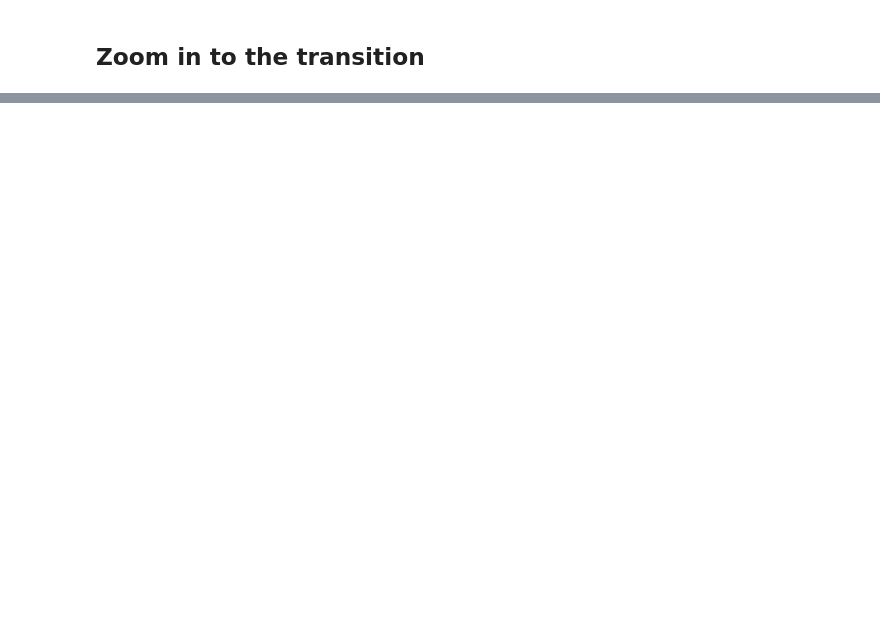
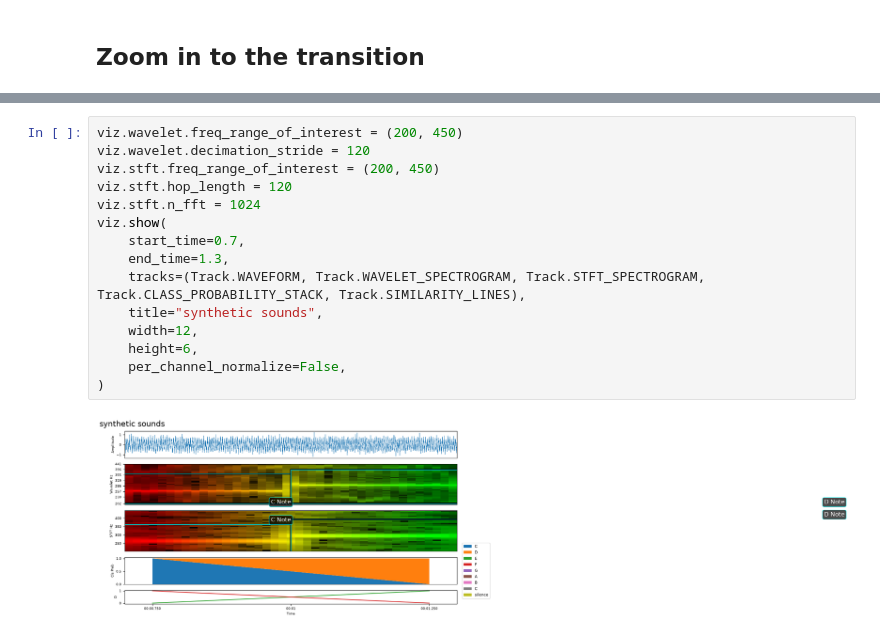
Before and after one commit to ramayer/audio-classifier-visualizer, a Jupyter notebook: notebooks/test.ipynb, the cells around one changed output, grey strips where cells are left out. Drawn from its saved outputs; the diff is of its cells as text; blank space fills up the shorter version.

```diff
--- a/notebooks/test.ipynb
+++ b/notebooks/test.ipynb
@@ -122,0 +123,17 @@ viz.show(
+# %%
+viz.wavelet.freq_range_of_interest = (200, 450)
+viz.wavelet.decimation_stride = 120
+viz.stft.freq_range_of_interest = (200, 450)
+viz.stft.hop_length = 120
+viz.stft.n_fft = 1024
+viz.show(
+    start_time=0.7,
+    end_time=1.3,
+    tracks=(Track.WAVEFORM, Track.WAVELET_SPECTROGRAM, Track.STFT_SPECTROGRAM, Track.CLASS_PROBABILITY_STACK, Track.SIMILARITY_LINES),
+    title="synthetic sounds",
+    width=12,
+    height=6,
+    per_channel_normalize=False,
+)
+# %% [output]
+[figure, added]
```
Also changed, not shown: parts of 2 cells of this notebook, 6 other files.
